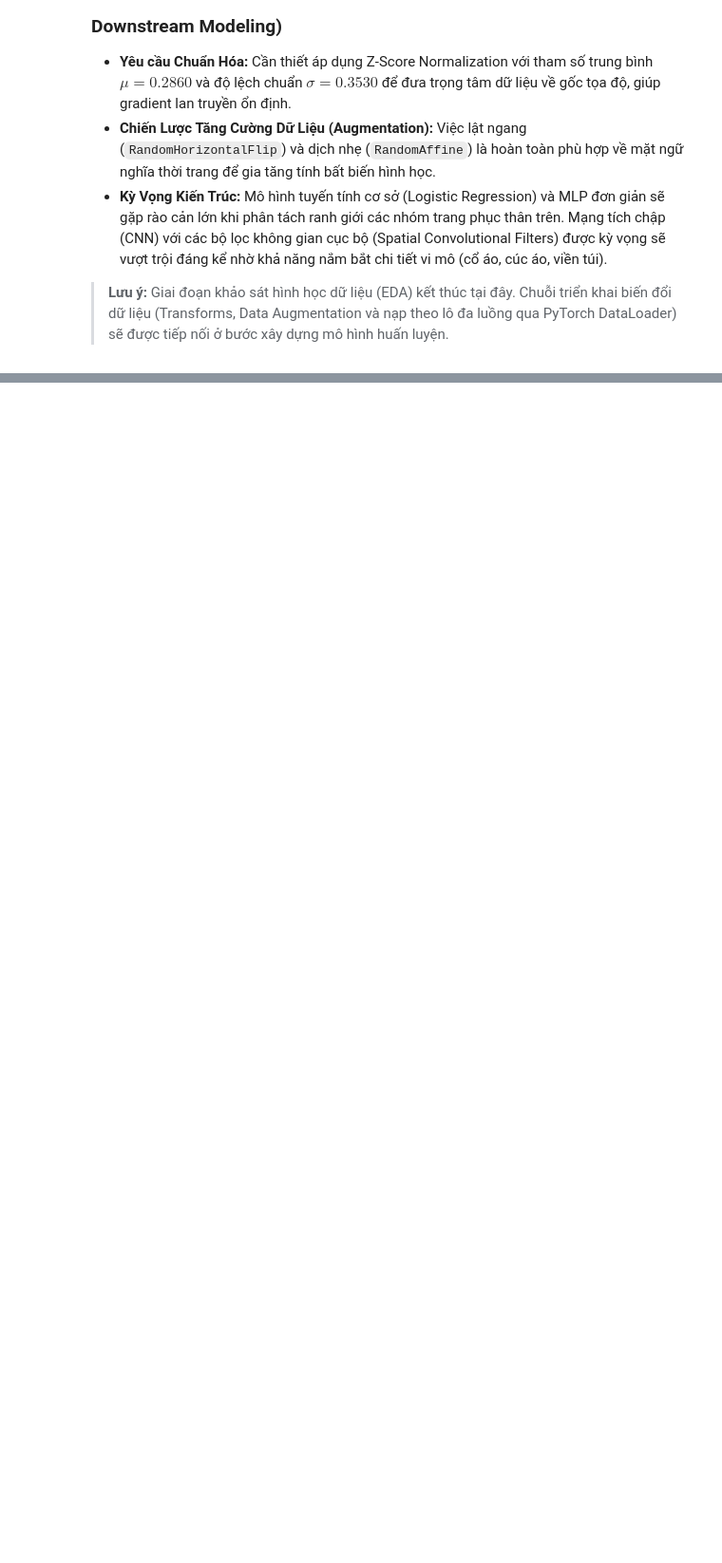
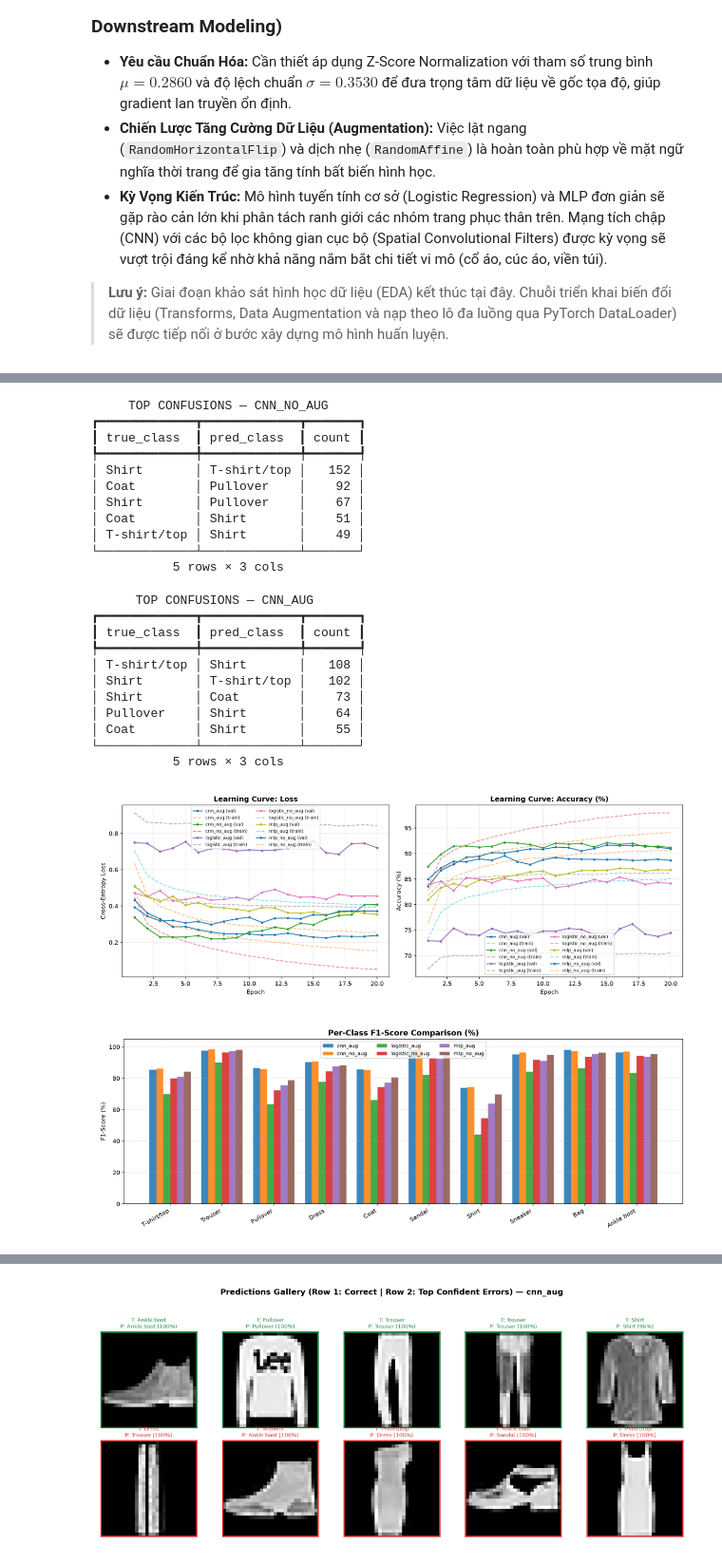
Before and after one commit to notworLe/Deeplearning-UTH, a Jupyter notebook: labs/lab1/vibe/lab1.ipynb, the cells around one changed output, grey strips where cells are left out. Shown at 95% size. Cells and saved outputs as stored; diff of their text form; code cells hidden in the pictures; blank space fills up the shorter version.

Commit message:
feat(lab1): implement Fashion-MNIST pipeline, models, evaluation, and unit tests

```diff
--- a/labs/lab1/vibe/lab1.ipynb
+++ b/labs/lab1/vibe/lab1.ipynb
@@ -365,0 +515,43 @@ plt.show()
+# %%
+benchmark_out = lab1_eval.run_benchmark(
+    experiments_dir=lab1_cfg.EXPERIMENT_DIR,
+    test_loader=test_loader,
+    device=lab1_cfg.DEVICE,
+)
+
+df_bench = pd.DataFrame(benchmark_out["benchmark_rows"])
+v_objConsole.print(consoles.df_to_table(df_bench, title="PIPELINE 04: TEST BENCHMARK (3 MODELS x 2 CONFIGS)"))
+
+# Hiển thị Top-5 cặp nhầm lẫn của mô hình CNN (aug & no_aug)
+for eid in ["cnn_no_aug", "cnn_aug"]:
+    confs = benchmark_out["experiments"][eid]["top_confusions"]
+    df_conf = pd.DataFrame(confs)
+    v_objConsole.print(consoles.df_to_table(df_conf, title=f"TOP CONFUSIONS — {eid.upper()}"))
+
+# Hiển thị các biểu đồ đã xuất trong experiments/lab1/predictions/
+for img_name in [
+    "learning_curves_comparison.png",
+    "per_class_f1_comparison.png",
+    "confusion_matrix_cnn_aug.png",
+    "predictions_gallery_cnn_aug.png",
+]:
+    p = lab1_cfg.PREDICTIONS_DIR / img_name
+    if p.exists():
+        fig, ax = plt.subplots(figsize=(12, 6))
+        ax.imshow(Image.open(p))
+        ax.axis("off")
+        plt.tight_layout()
+        plt.show()
+
+# Hiển thị learning curve riêng từng thí nghiệm
+print("\n--- Learning Curves Riêng Từng Thí Nghiệm ---")
+for exp_sub in sorted(lab1_cfg.EXPERIMENT_DIR.iterdir()):
+    lc_path = lab1_cfg.PREDICTIONS_DIR / f"learning_curve_{exp_sub.name}.png"
+    if lc_path.exists():
+        fig, ax = plt.subplots(figsize=(12, 4.5))
+        ax.imshow(Image.open(lc_path))
+        ax.set_title(f"Learning Curve — {exp_sub.name}", fontsize=12, fontweight="bold")
+        ax.axis("off")
+        plt.tight_layout()
+        plt.show()
+# %% [output]
@@ -365,0 +570,24 @@ plt.show()
+     TOP CONFUSIONS — CNN_NO_AUG
+┏━━━━━━━━━━━━━┳━━━━━━━━━━━━━┳━━━━━━━┓
+┃ true_class  ┃ pred_class  ┃ count ┃
+┡━━━━━━━━━━━━━╇━━━━━━━━━━━━━╇━━━━━━━┩
+│ Shirt       │ T-shirt/top │   152 │
+│ Coat        │ Pullover    │    92 │
+│ Shirt       │ Pullover    │    67 │
+│ Coat        │ Shirt       │    51 │
+│ T-shirt/top │ Shirt       │    49 │
+└─────────────┴─────────────┴───────┘
+           5 rows × 3 cols
+      TOP CONFUSIONS — CNN_AUG
+┏━━━━━━━━━━━━━┳━━━━━━━━━━━━━┳━━━━━━━┓
+┃ true_class  ┃ pred_class  ┃ count ┃
+┡━━━━━━━━━━━━━╇━━━━━━━━━━━━━╇━━━━━━━┩
+│ T-shirt/top │ Shirt       │   108 │
+│ Shirt       │ T-shirt/top │   102 │
+│ Shirt       │ Coat        │    73 │
+│ Pullover    │ Shirt       │    64 │
+│ Coat        │ Shirt       │    55 │
+└─────────────┴─────────────┴───────┘
+           5 rows × 3 cols
+[figure, added]
+[figure, added]
@@ -365,0 +595 @@ plt.show()
+[figure, added]
```
Also changed, not shown: parts of 17 cells of this notebook, 13 other files.
